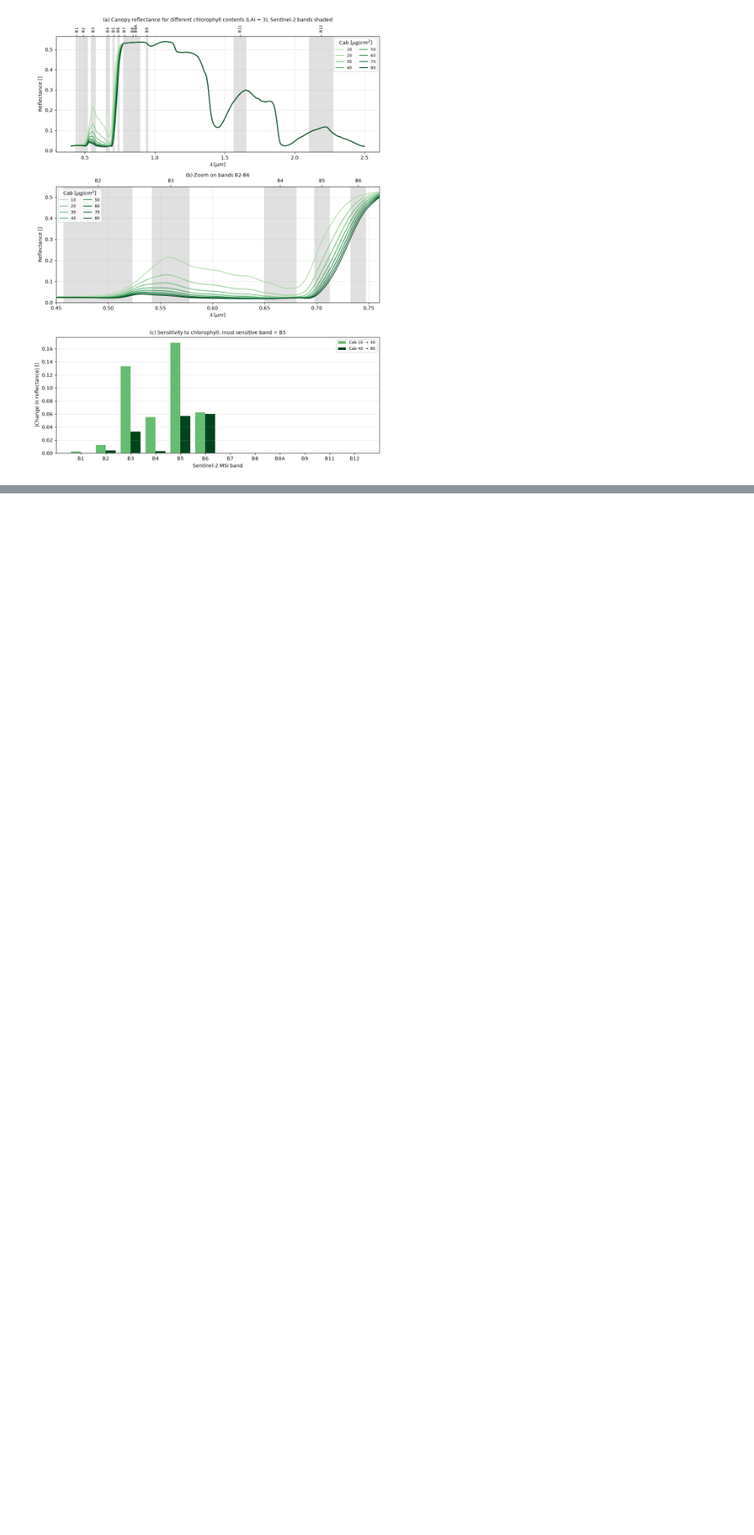
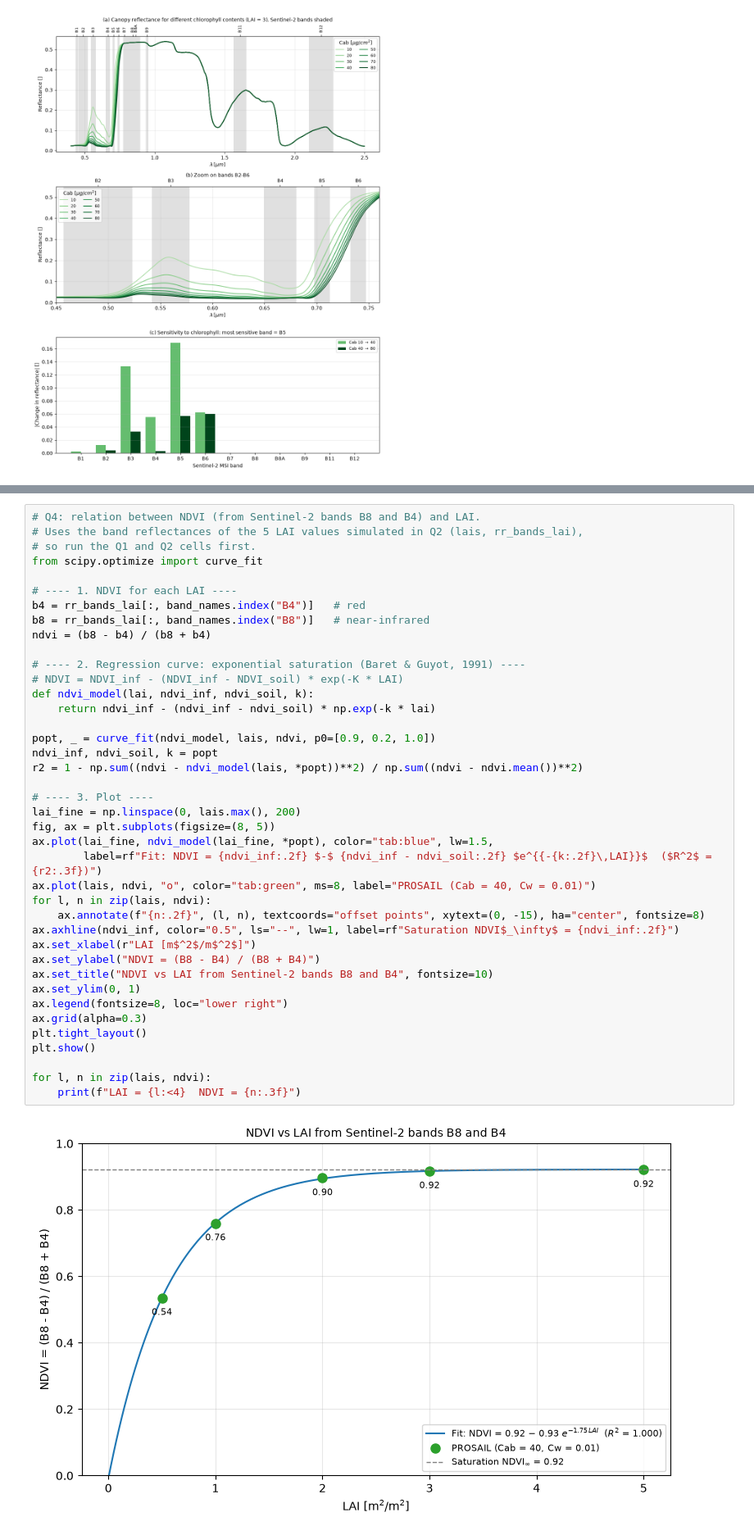
Before and after one commit to doddolisergio/Synthesis-assignment-1, a Jupyter notebook: Radiative_Transfer_Modelling_with_Prosail_py6S.ipynb, the cells around one changed output, grey strips where cells are left out. Shown at 82% size. Cells and saved outputs as stored; diff of their text form; blank space fills up the shorter version.

```diff
--- a/Radiative_Transfer_Modelling_with_Prosail_py6S.ipynb
+++ b/Radiative_Transfer_Modelling_with_Prosail_py6S.ipynb
@@ -277,0 +442,42 @@ B5 band is the most sensitive, its reflectance changes by 0.226 between Cab 10 a
+# %%
+# Q4: relation between NDVI (from Sentinel-2 bands B8 and B4) and LAI.
+# Uses the band reflectances of the 5 LAI values simulated in Q2 (lais, rr_bands_lai),
+# so run the Q1 and Q2 cells first.
+from scipy.optimize import curve_fit
+
+# ---- 1. NDVI for each LAI ----
+b4 = rr_bands_lai[:, band_names.index("B4")]   # red
+b8 = rr_bands_lai[:, band_names.index("B8")]   # near-infrared
+ndvi = (b8 - b4) / (b8 + b4)
+
+# ---- 2. Regression curve: exponential saturation (Baret & Guyot, 1991) ----
+# NDVI = NDVI_inf - (NDVI_inf - NDVI_soil) * exp(-K * LAI)
+def ndvi_model(lai, ndvi_inf, ndvi_soil, k):
+    return ndvi_inf - (ndvi_inf - ndvi_soil) * np.exp(-k * lai)
+
+popt, _ = curve_fit(ndvi_model, lais, ndvi, p0=[0.9, 0.2, 1.0])
+ndvi_inf, ndvi_soil, k = popt
+r2 = 1 - np.sum((ndvi - ndvi_model(lais, *popt))**2) / np.sum((ndvi - ndvi.mean())**2)
+
+# ---- 3. Plot ----
+lai_fine = np.linspace(0, lais.max(), 200)
+fig, ax = plt.subplots(figsize=(8, 5))
+ax.plot(lai_fine, ndvi_model(lai_fine, *popt), color="tab:blue", lw=1.5,
+        label=rf"Fit: NDVI = {ndvi_inf:.2f} $-$ {ndvi_inf - ndvi_soil:.2f} $e^{{-{k:.2f}\,LAI}}$  ($R^2$ = {r2:.3f})")
+ax.plot(lais, ndvi, "o", color="tab:green", ms=8, label="PROSAIL (Cab = 40, Cw = 0.01)")
+for l, n in zip(lais, ndvi):
+    ax.annotate(f"{n:.2f}", (l, n), textcoords="offset points", xytext=(0, -15), ha="center", fontsize=8)
+ax.axhline(ndvi_inf, color="0.5", ls="--", lw=1, label=rf"Saturation NDVI$_\infty$ = {ndvi_inf:.2f}")
+ax.set_xlabel(r"LAI [m$^2$/m$^2$]")
+ax.set_ylabel("NDVI = (B8 - B4) / (B8 + B4)")
+ax.set_title("NDVI vs LAI from Sentinel-2 bands B8 and B4", fontsize=10)
+ax.set_ylim(0, 1)
+ax.legend(fontsize=8, loc="lower right")
+ax.grid(alpha=0.3)
+plt.tight_layout()
+plt.show()
+
+for l, n in zip(lais, ndvi):
+    print(f"LAI = {l:<4}  NDVI = {n:.3f}")
+# %% [output]
+[figure, added]
```
Also changed, not shown: parts of 11 cells of this notebook.
